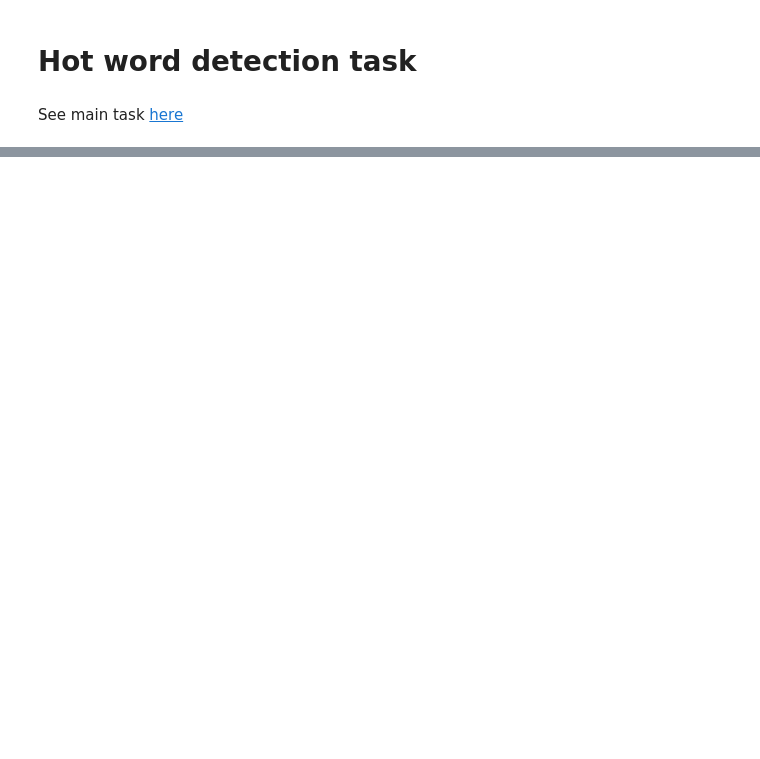
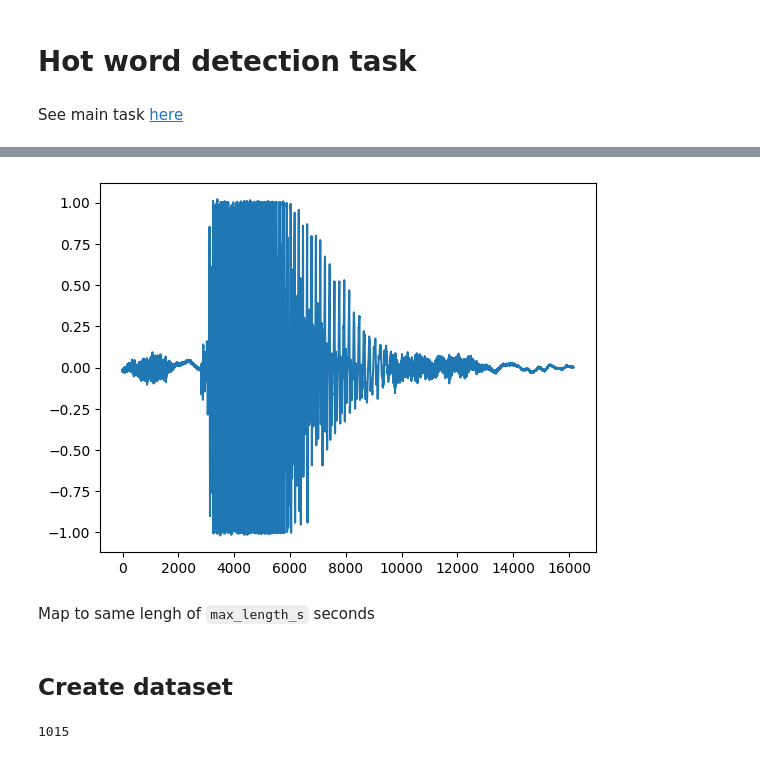
Before and after one commit to ssslakter/sounds, a Jupyter notebook: nbs/hits_01_data_prep.ipynb, the cells around one changed output, grey strips where cells are left out. Saved outputs shown, nothing was run; the diff lists cells and outputs as text; code cells hidden in the pictures; blank space fills up the shorter version.

Commit message:
prepare dataset

```diff
--- a/nbs/hits_01_data_prep.ipynb
+++ b/nbs/hits_01_data_prep.ipynb
@@ -22,0 +57,5 @@ Audio(s, rate=sr)
+# %%
+s, _ = librosa.load(files[0], sr=sr)
+plt.plot(s)
+Audio(s, rate=sr)
+# %% [output]
@@ -22,0 +63,3 @@ Audio(s, rate=sr)
+[figure, added]
+# %% [markdown]
+Map to same lengh of `max_length_s` seconds
@@ -22,0 +71,6 @@ Audio(s, rate=sr)
+# %% [markdown]
+## Create dataset
+# %%
+frames.shape[0]
+# %% [output]
+1015
```
Also changed, not shown: parts of 23 cells of this notebook, 4 other files.
